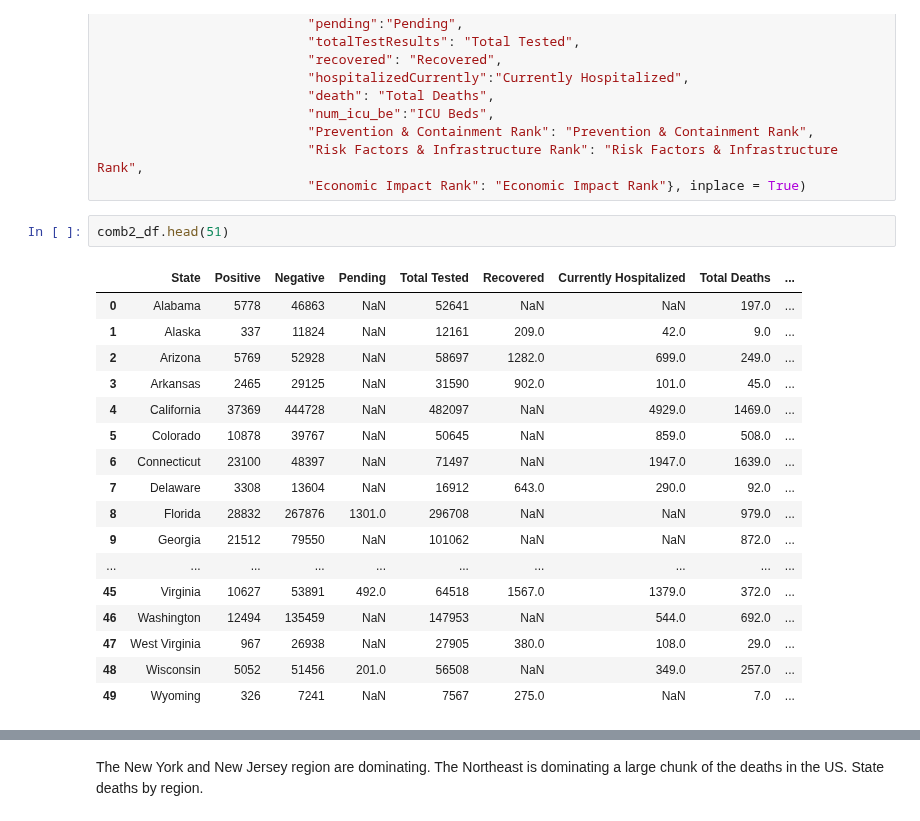
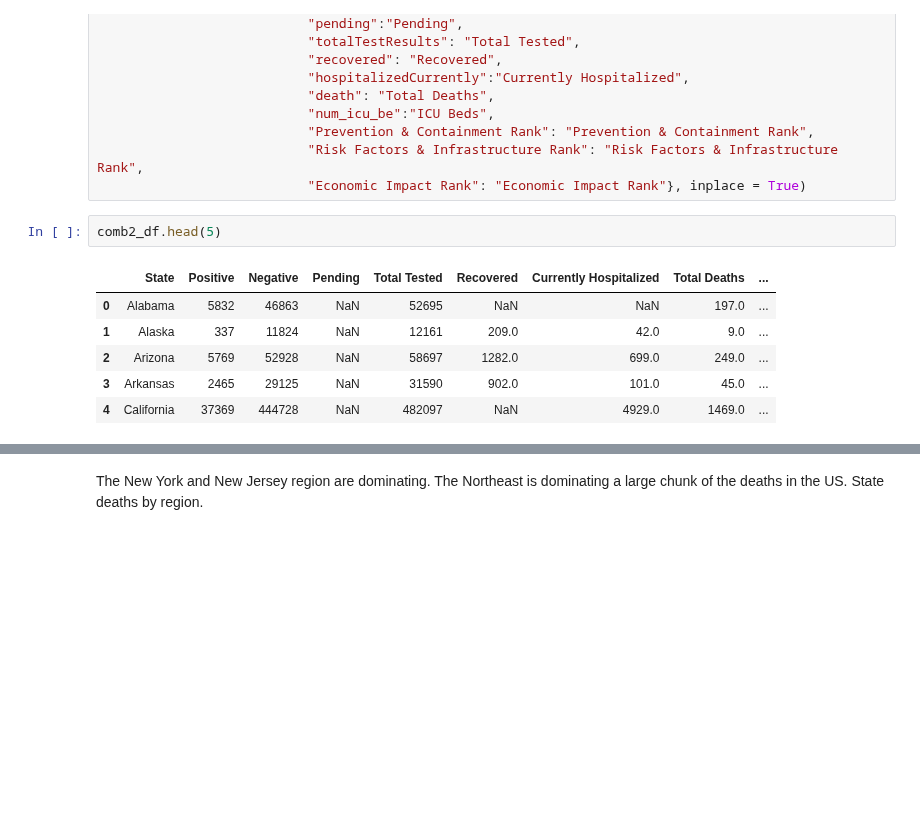
Before and after one commit to lmstevens/Group_Project_1, a Jupyter notebook: Jimmy_Graphics.ipynb, the cells around one changed output, grey strips where cells are left out. Drawn from its saved outputs; the diff is of its cells as text; blank space fills up the shorter version.

```diff
--- a/Jimmy_Graphics.ipynb
+++ b/Jimmy_Graphics.ipynb
@@ -119,23 +92,12 @@ comb2_df.rename(columns = {"positive":"Positive",
 # %%
-comb2_df.head(51)
+comb2_df.head(5)
 # %% [output]
 |  | State | Positive | Negative | Pending | Total Tested | Recovered | Currently Hospitalized | Total Deaths | ... |
-| 0 | Alabama | 5778 | 46863 | NaN | 52641 | NaN | NaN | 197.0 | ... |
+| 0 | Alabama | 5832 | 46863 | NaN | 52695 | NaN | NaN | 197.0 | ... |
 | 1 | Alaska | 337 | 11824 | NaN | 12161 | 209.0 | 42.0 | 9.0 | ... |
 | 2 | Arizona | 5769 | 52928 | NaN | 58697 | 1282.0 | 699.0 | 249.0 | ... |
 | 3 | Arkansas | 2465 | 29125 | NaN | 31590 | 902.0 | 101.0 | 45.0 | ... |
 | 4 | California | 37369 | 444728 | NaN | 482097 | NaN | 4929.0 | 1469.0 | ... |
-| 5 | Colorado | 10878 | 39767 | NaN | 50645 | NaN | 859.0 | 508.0 | ... |
-| 6 | Connecticut | 23100 | 48397 | NaN | 71497 | NaN | 1947.0 | 1639.0 | ... |
-| 7 | Delaware | 3308 | 13604 | NaN | 16912 | 643.0 | 290.0 | 92.0 | ... |
-| 8 | Florida | 28832 | 267876 | 1301.0 | 296708 | NaN | NaN | 979.0 | ... |
-| 9 | Georgia | 21512 | 79550 | NaN | 101062 | NaN | NaN | 872.0 | ... |
-| ... | ... | ... | ... | ... | ... | ... | ... | ... | ... |
-| 45 | Virginia | 10627 | 53891 | 492.0 | 64518 | 1567.0 | 1379.0 | 372.0 | ... |
-| 46 | Washington | 12494 | 135459 | NaN | 147953 | NaN | 544.0 | 692.0 | ... |
-| 47 | West Virginia | 967 | 26938 | NaN | 27905 | 380.0 | 108.0 | 29.0 | ... |
-| 48 | Wisconsin | 5052 | 51456 | 201.0 | 56508 | NaN | 349.0 | 257.0 | ... |
-| 49 | Wyoming | 326 | 7241 | NaN | 7567 | 275.0 | NaN | 7.0 | ... |
 # %%
 deathsbyState = comb2_df.loc[:,["State","Total Deaths"]]
 deathsbyState.sort_values("Total Deaths", ascending = False,inplace = True)
```
Also changed, not shown: parts of 23 cells of this notebook, 15 other files.
